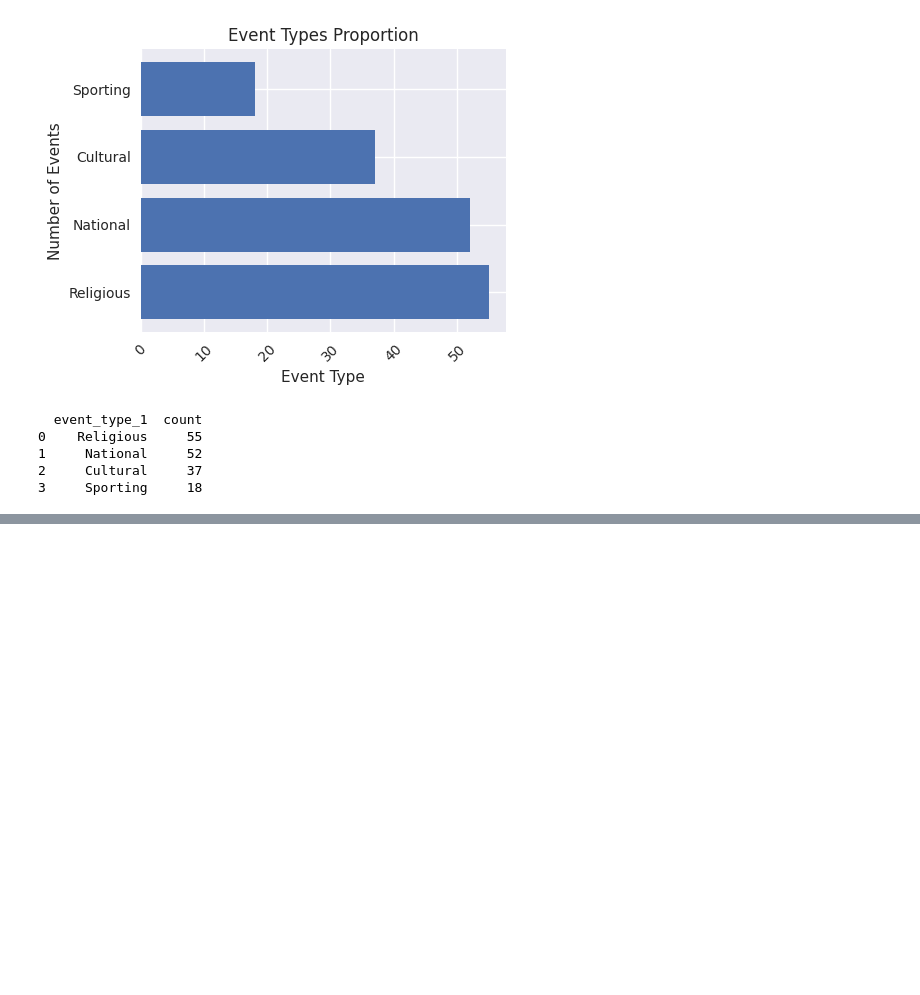
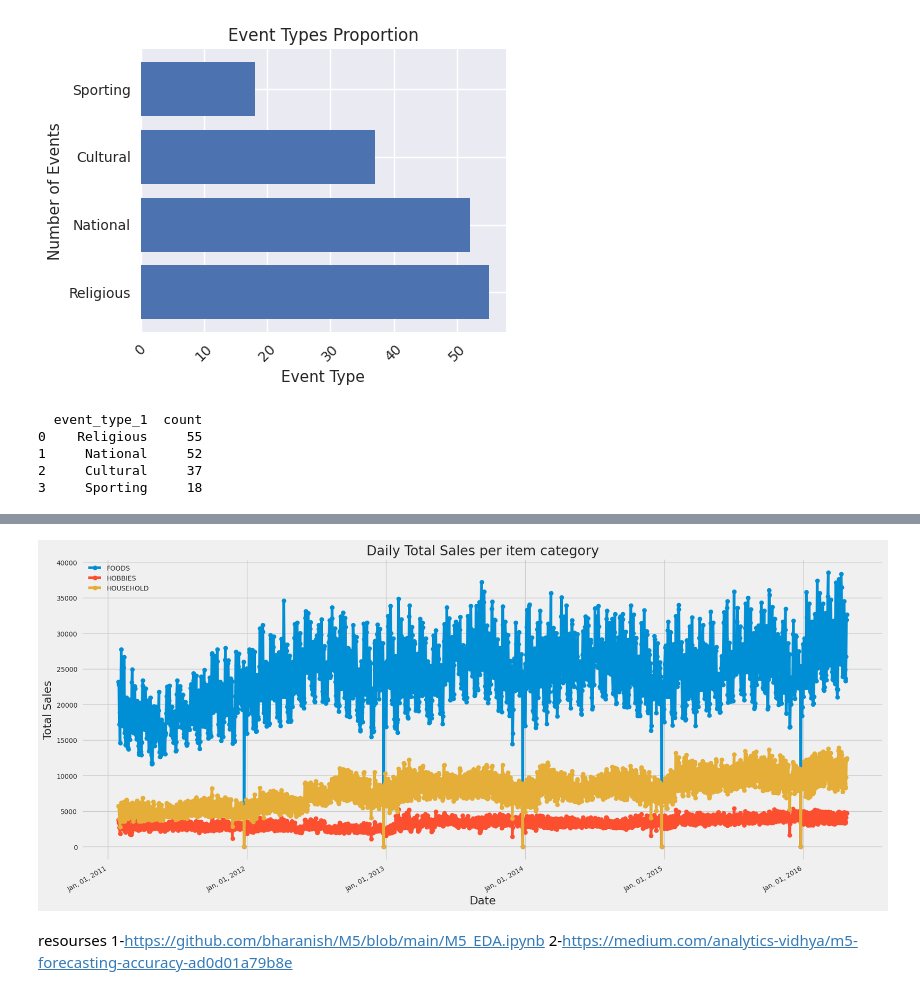
Before and after one commit to MohamedHamed12/machine_learning, a Jupyter notebook: kaggle/M5_forecasting_accuracy/m5-eda.ipynb, the cells around one changed output, grey strips where cells are left out. Cells and saved outputs as stored; diff of their text form; code cells hidden in the pictures; blank space fills up the shorter version.

Commit message:
m5-forecasting-accuracy

```diff
--- a/kaggle/M5_forecasting_accuracy/m5-eda.ipynb
+++ b/kaggle/M5_forecasting_accuracy/m5-eda.ipynb
@@ -426,0 +474,26 @@ plt.show()
+# %%
+sales_cat=sales_df.groupby(['cat_id'])
+for cat,cat_lst in sales_cat.groups.items():
+    df =cat_df=sales_df.iloc[cat_lst].loc[:,'d_1':'d_1913'].sum().T.reset_index()
+    df.rename(columns=dict(zip(df.columns, ['d','Total_Sales'])), inplace=True)
+    df=df.merge(calendar_df,on='d',how='left')
+    item_dates = pd.to_datetime(df['date'])
+    item_totalSales = df['Total_Sales']
+    plt.plot_date(item_dates,item_totalSales,linestyle='solid',label=cat)
+    plt.gcf().autofmt_xdate()
+    date_format=mat_dates.DateFormatter('%b, %d, %Y')
+    plt.gca().xaxis.set_major_formatter(date_format)
+    plt.gcf().set_size_inches(18, 8)
+
+plt.title('Daily Total Sales per item category')
+plt.legend()
+plt.xlabel('Date')
+plt.ylabel('Total Sales')
+plt.tight_layout()
+plt.show()
+# %% [output]
+[figure, added]
+# %% [markdown]
+resourses
+1-https://github.com/bharanish/M5/blob/main/M5_EDA.ipynb
+2-https://medium.com/analytics-vidhya/m5-forecasting-accuracy-ad0d01a79b8e
```
Also changed, not shown: parts of 3 cells of this notebook, 1 other file.
